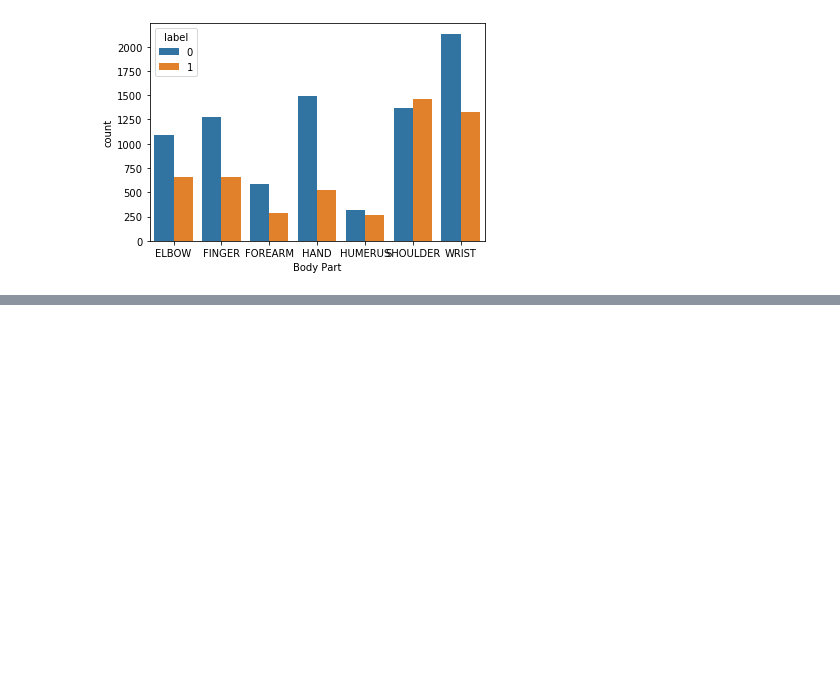
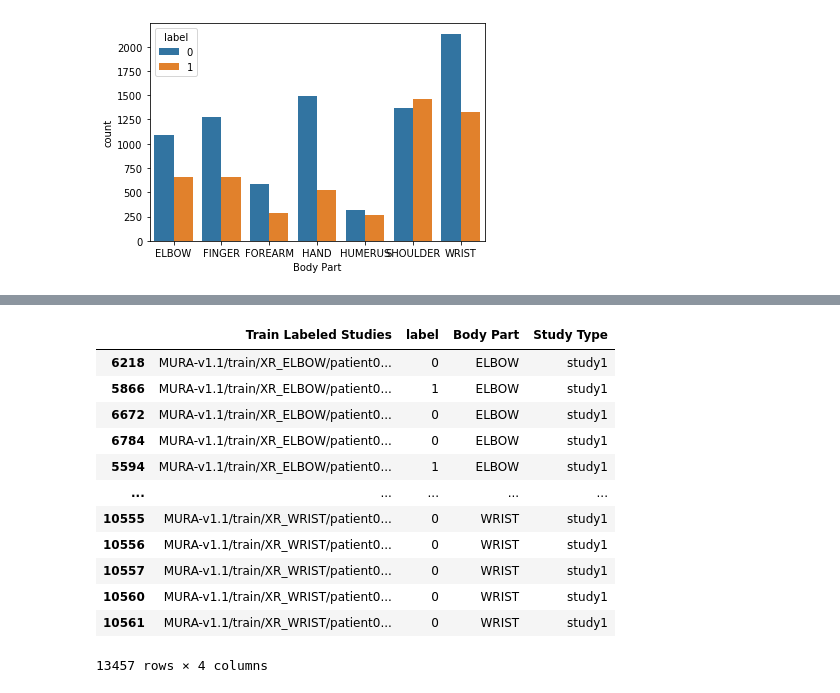
Before and after one commit to amikha33/MURA, a Jupyter notebook: X-Ray.ipynb, the cells around one changed output, grey strips where cells are left out. Saved outputs shown, nothing was run; the diff lists cells and outputs as text; code cells hidden in the pictures; blank space fills up the shorter version.

```diff
--- a/X-Ray.ipynb
+++ b/X-Ray.ipynb
@@ -103,0 +111,16 @@ train_X=np.array(stretchData_Mobile)
+# %%
+train_labels
+# %% [output]
+|  | Train Labeled Studies | label | Body Part | Study Type |
+| 6218 | MURA-v1.1/train/XR_ELBOW/patient0... | 0 | ELBOW | study1 |
+| 5866 | MURA-v1.1/train/XR_ELBOW/patient0... | 1 | ELBOW | study1 |
+| 6672 | MURA-v1.1/train/XR_ELBOW/patient0... | 0 | ELBOW | study1 |
+| 6784 | MURA-v1.1/train/XR_ELBOW/patient0... | 0 | ELBOW | study1 |
+| 5594 | MURA-v1.1/train/XR_ELBOW/patient0... | 1 | ELBOW | study1 |
+| ... | ... | ... | ... | ... |
+| 10555 | MURA-v1.1/train/XR_WRIST/patient0... | 0 | WRIST | study1 |
+| 10556 | MURA-v1.1/train/XR_WRIST/patient0... | 0 | WRIST | study1 |
+| 10557 | MURA-v1.1/train/XR_WRIST/patient0... | 0 | WRIST | study1 |
+| 10560 | MURA-v1.1/train/XR_WRIST/patient0... | 0 | WRIST | study1 |
+| 10561 | MURA-v1.1/train/XR_WRIST/patient0... | 0 | WRIST | study1 |
+13457 rows × 4 columns
```
Also changed, not shown: parts of 36 cells of this notebook.
